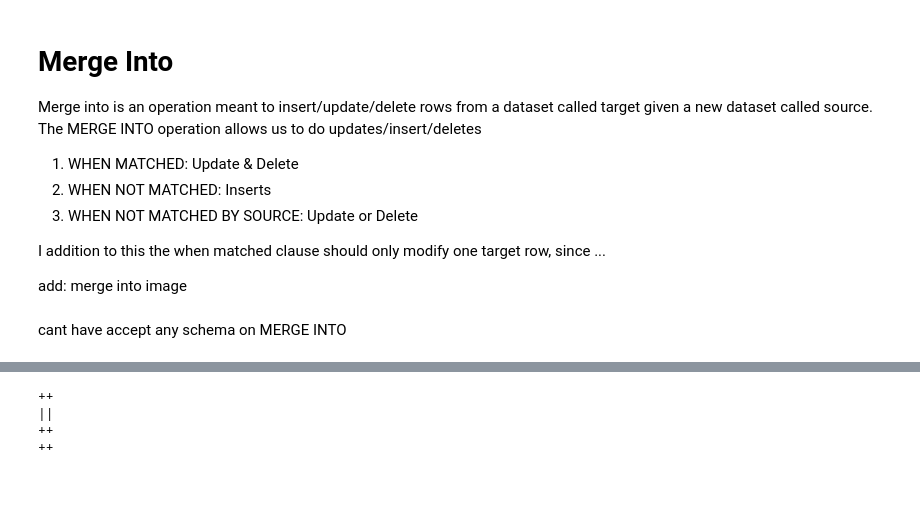
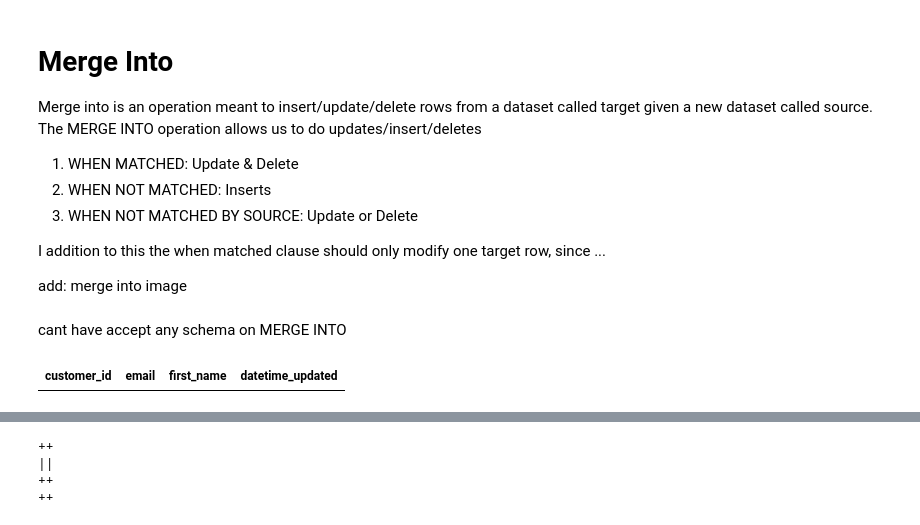
Before and after one commit to josephmachado/data_engineering_systems, a Jupyter notebook: notebooks/Use MERGE INTO to create SCD2 dimension with Spark and Iceberg.ipynb, the cells around one changed output, grey strips where cells are left out. Saved outputs shown, nothing was run; the diff lists cells and outputs as text; code cells hidden in the pictures; blank space fills up the shorter version.

```diff
--- a/notebooks/Use MERGE INTO to create SCD2 dimension with Spark and Iceberg.ipynb
+++ b/notebooks/Use MERGE INTO to create SCD2 dimension with Spark and Iceberg.ipynb
@@ -83,3 +83,13 @@ I addition to this the when matched clause should only modify one target row, si
 add: merge into image
 # %% [markdown]
 cant have accept any schema on MERGE INTO
+# %%
+%%sql --show
+select c.*
+    from prod.db.customer c
+    join prod.db.dim_customer dc
+    on c.customer_id = dc.customer_id
+    where c.datetime_updated > dc.datetime_updated
+    and dc.is_current = true
+# %% [output]
+| customer_id | email | first_name | datetime_updated |
```
Also changed, not shown: parts of 11 cells of this notebook.
